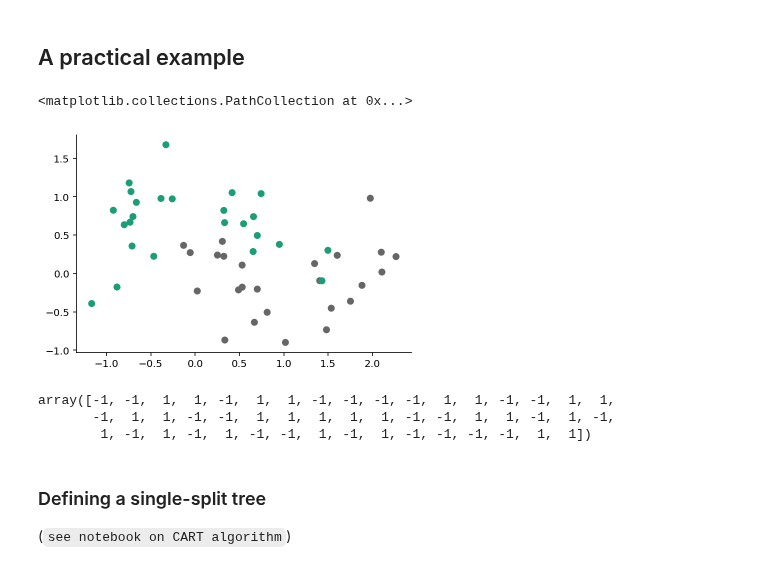
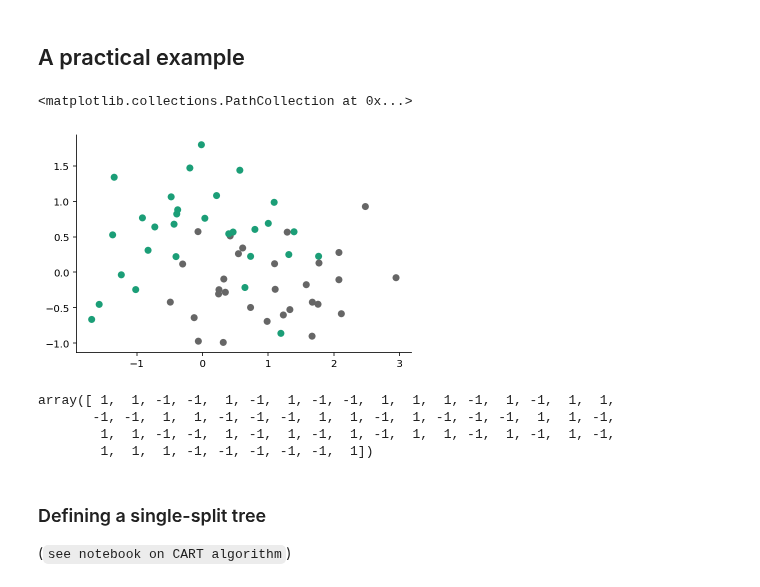
Before and after one commit to gerdm/prml, a Jupyter notebook: chapter14/boosting.ipynb, the cells around one changed output. Cells and saved outputs as stored; diff of their text form; code cells hidden in the pictures.

```diff
--- a/chapter14/boosting.ipynb
+++ b/chapter14/boosting.ipynb
@@ -67,18 +67,19 @@ From the graph above we can see that weighting coefficients $\alpha_m$ give grea
 # %% [markdown]
 ## A practical example
 # %%
-X, y = make_moons(n_samples=50, noise=0.3, random_state=3141)
+X, y = make_moons(n_samples=60, noise=0.4, random_state=3141)
 y = 2 * y - 1
 plt.scatter(*X.T, c=y, cmap="Dark2")
 # %% [output]
 <matplotlib.collections.PathCollection at 0x...>
-[figure, old version]
+[figure, new version]
 # %%
 y
 # %% [output]
-array([-1, -1,  1,  1, -1,  1,  1, -1, -1, -1, -1,  1,  1, -1, -1,  1,  1,
-       -1,  1,  1, -1, -1,  1,  1,  1,  1,  1, -1, -1,  1,  1, -1,  1, -1,
-        1, -1,  1, -1,  1, -1, -1,  1, -1,  1, -1, -1, -1, -1,  1,  1])
+array([ 1,  1, -1, -1,  1, -1,  1, -1, -1,  1,  1,  1, -1,  1, -1,  1,  1,
+       -1, -1,  1,  1, -1, -1, -1,  1,  1, -1,  1, -1, -1, -1,  1,  1, -1,
+        1,  1, -1, -1,  1, -1,  1, -1,  1, -1,  1,  1, -1,  1, -1,  1, -1,
+        1,  1,  1, -1, -1, -1, -1, -1,  1])
 # %% [markdown]
 ### Defining a single-split tree
 (`see notebook on CART algorithm`)
```
Also changed, not shown: parts of 4 cells of this notebook.
